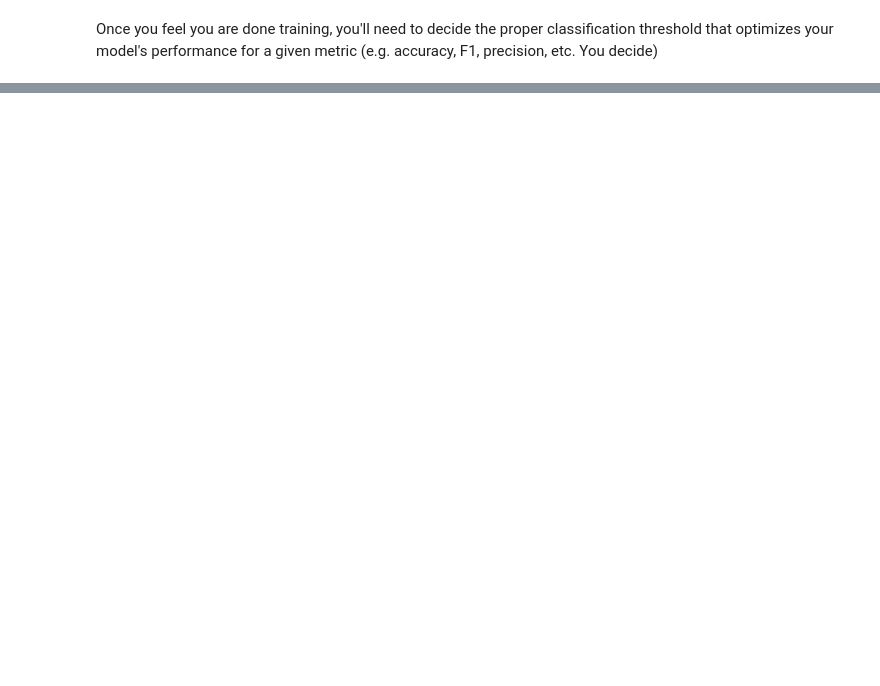
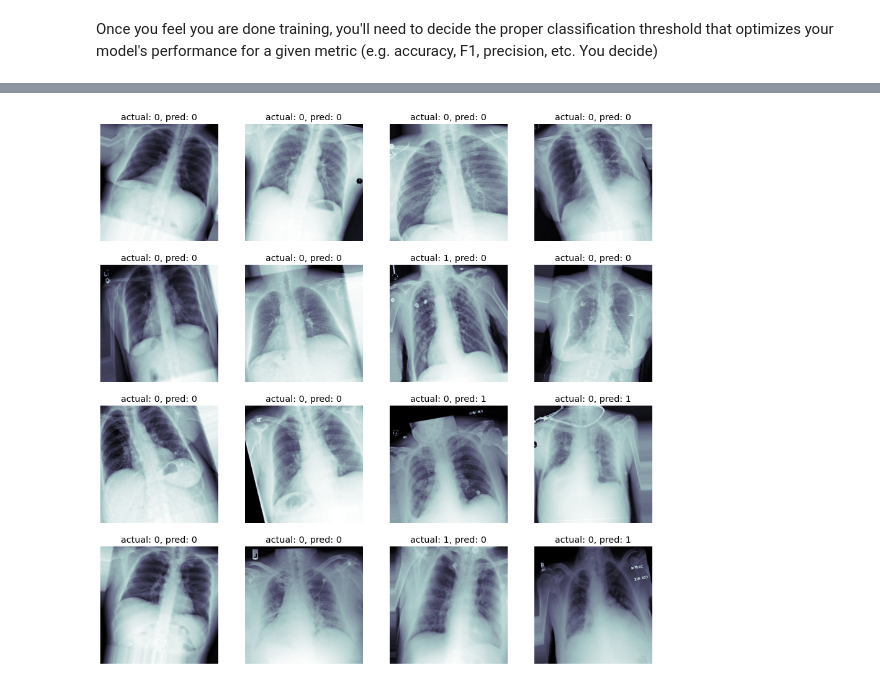
Before and after one commit to paul-reiners/pneumonia-detection-chest-x-rays, a Jupyter notebook: Build and train model.ipynb, the cells around one changed output, grey strips where cells are left out. Cells and saved outputs as stored; diff of their text form; code cells hidden in the pictures; blank space fills up the shorter version.

```diff
--- a/Build and train model.ipynb
+++ b/Build and train model.ipynb
@@ -517,0 +492,4 @@ F1 Score is: 0.03076923076923077
+# %%
+idx = list(f1_scores).index(max(f1_scores))
+best_threshold = thresholds[idx]
+best_f1_score = f1_scores[idx]
@@ -518,24 +504,26 @@ F1 Score is: 0.03076923076923077
 # %%
 ## Let's look at some examples of true vs. predicted with our best model:
 
 # Todo
 
-fig, m_axs = plt.subplots(8, 8, figsize = (16, 16))
+fig, m_axs = plt.subplots(4, 4, figsize = (16, 16))
 i = 0
-for (c_x, c_y, c_ax) in zip(valX[0:64], valY[0:64], m_axs.flatten()):
+for (c_x, c_y, c_ax) in zip(valX[0:16], valY[0:16], m_axs.flatten()):
      c_ax.imshow(c_x[:,:,0], cmap = 'bone')
      if c_y == 1:
-         if pred_Y[i] > 0.5433141:
-             c_ax.set_title('1, 1')
+         if pred_Y[i] > best_threshold:
+             c_ax.set_title('actual: 1, pred: 1')
          else:
-             c_ax.set_title('1, 0')
+             c_ax.set_title('actual: 1, pred: 0')
      else:
-         if pred_Y[i] > 0.5433141:
-             c_ax.set_title('0, 1')
+         if pred_Y[i] > best_threshold:
+             c_ax.set_title('actual: 0, pred: 1')
          else:
-             c_ax.set_title('0, 0')
+             c_ax.set_title('actual: 0, pred: 0')
      c_ax.axis('off')
      i=i+1
+# %% [output]
+[figure, added]
 # %%
 ## Just save model architecture to a .json:
 
```
Also changed, not shown: parts of 21 cells of this notebook.
